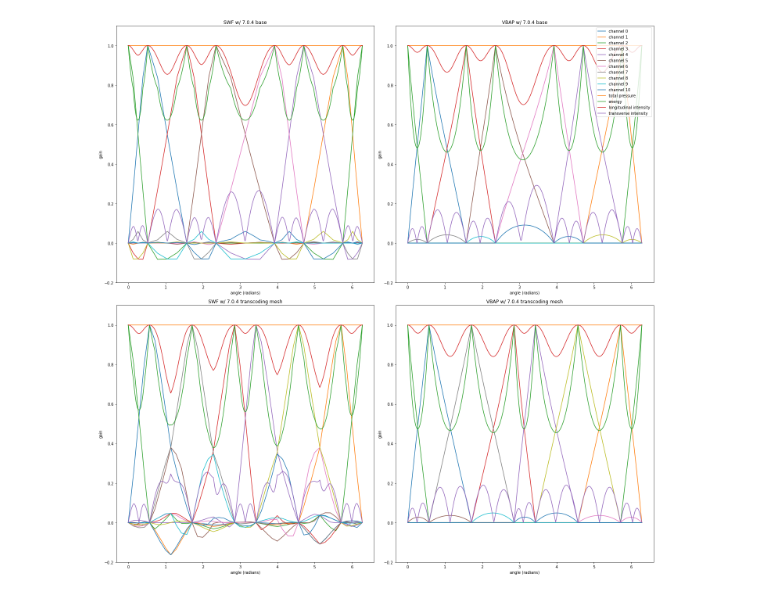
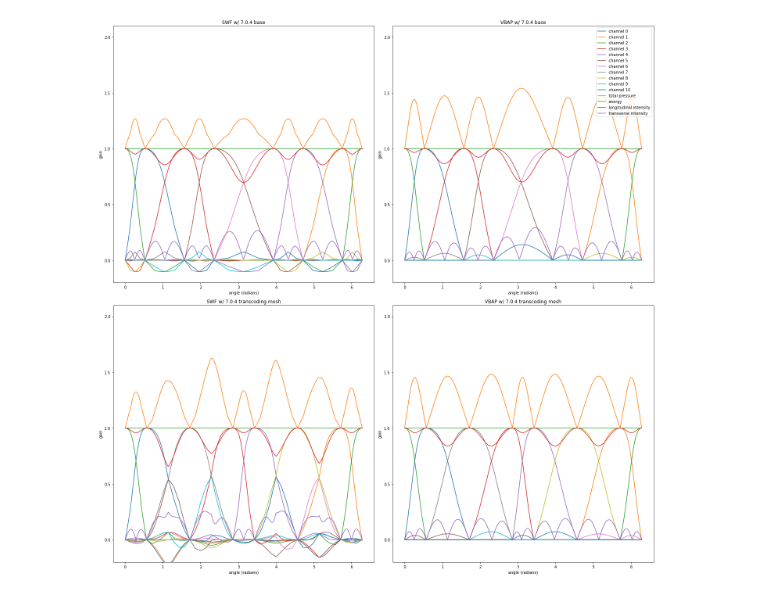
Before and after one commit to SamuelNarvaez/SWF, a Jupyter notebook: Evaluation.ipynb, the cells around one changed output. Cells and saved outputs as stored; diff of their text form; code cells hidden in the pictures.

Commit message:
unit energy renormalization

```diff
--- a/Evaluation.ipynb
+++ b/Evaluation.ipynb
@@ -42,6 +42,7 @@ def VBAP(loc,mesh):
 
         fine = np.zeros((mesh.vertices.shape[0],1))
         fine[mesh.faces[ind]] = interpolation.reshape((1,3,1))
+        fine = fine / np.sqrt(np.sum(fine**2)) #g' = g/sqrt(sum(g^2)) normalize to have unit energy
 
         return fine
 
@@ -98,10 +99,12 @@ encodedtrans = np.empty((11,0))
 for i in horizontalPanning:
     fine = base704.interpolate(i)
     coarse = base704.encode(fine,0)
+    coarse = coarse / np.sqrt(np.sum(coarse**2)) #g' = g/sqrt(sum(g^2)) normalize to have unit energy
     encoded704 = np.append(encoded704,coarse,axis=1)
 
     fine = transcoding.interpolate(i)
     coarse = transcoding.encode(fine,3)
+    coarse = coarse / np.sqrt(np.sum(coarse**2)) #g' = g/sqrt(sum(g^2)) normalize to have unit energy
     encodedtrans = np.append(encodedtrans,coarse,axis=1)
 # %%
 pressure704 = np.array([base704.total_acoustic_pressure(i) for i in horizontalPanning])
@@ -148,32 +151,32 @@ subplots[0,0].plot(theta,intensity704[:,0],label='longitudinal intensity')
 subplots[0,0].plot(theta,intensity704[:,1],label='transverse intensity')
 
 subplots[0,1].plot(theta,vbap_pressure704,label='total pressure')
 subplots[0,1].plot(theta,vbap_energy704,label='energy')
 subplots[0,1].plot(theta,vbap_intensity704[:,0],label='longitudinal intensity')
 subplots[0,1].plot(theta,vbap_intensity704[:,1],label='transverse intensity')
 
 subplots[1,0].plot(theta,pressuretrans,label='total pressure')
 subplots[1,0].plot(theta,energytrans,label='energy')
 subplots[1,0].plot(theta,intensitytrans[:,0],label='longitudinal intensity')
 subplots[1,0].plot(theta,intensitytrans[:,1],label='transverse intensity')
 
 subplots[1,1].plot(theta,vbap_pressuretrans,label='total pressure')
 subplots[1,1].plot(theta,vbap_energytrans,label='energy')
 subplots[1,1].plot(theta,vbap_intensitytrans[:,0],label='longitudinal intensity')
 subplots[1,1].plot(theta,vbap_intensitytrans[:,1],label='transverse intensity')
 
 subplots[0,0].set_title('SWF w/ 7.0.4 base')
 subplots[0,1].set_title('VBAP w/ 7.0.4 base')
 subplots[1,0].set_title('SWF w/ 7.0.4 transcoding mesh')
 subplots[1,1].set_title('VBAP w/ 7.0.4 transcoding mesh')
 
 for splt in subplots.flatten():
     splt.set_xlabel('angle (radians)')
     splt.set_ylabel('gain')
-    splt.set_ylim(-0.2,1.1)
+    splt.set_ylim(-0.2,2.1)
 
 subplots[0,1].legend(loc=1)
 fig.tight_layout()
 plt.savefig('SWFvsVBAP.png')
 # %% [output]
-[figure, old version]
+[figure, new version]
```
Also changed, not shown: 2 other files.
